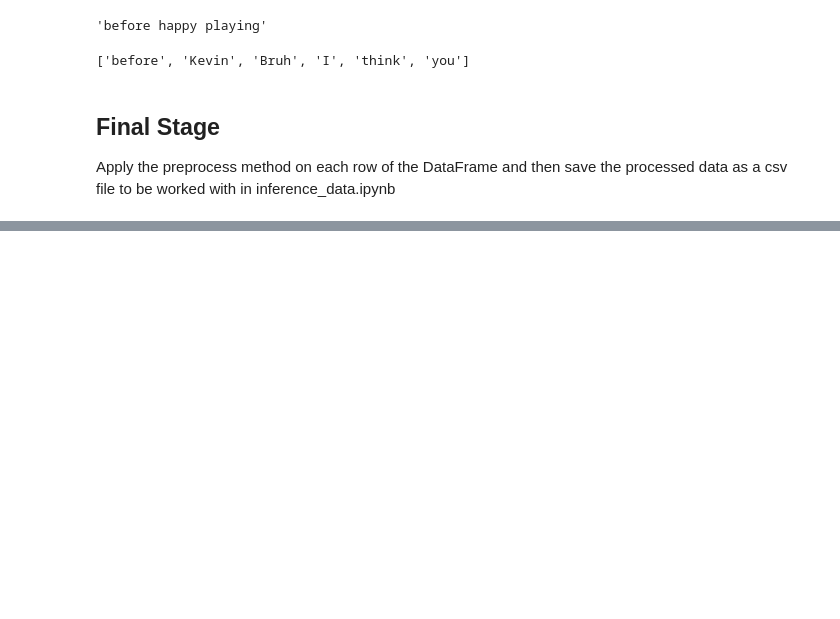
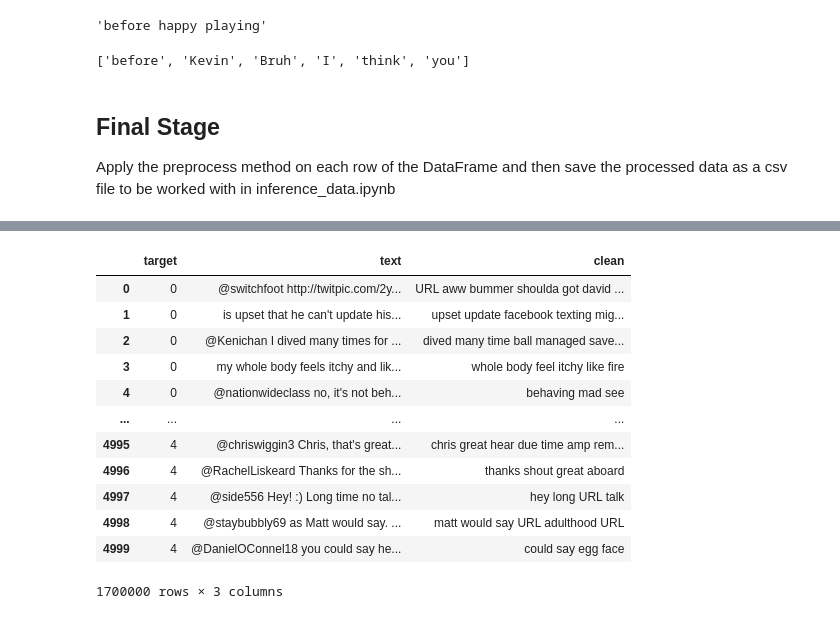
Before and after one commit to kevinxiong613/fervent, a Jupyter notebook: bot/app/clean_data.ipynb, the cells around one changed output, grey strips where cells are left out. Cells and saved outputs as stored; diff of their text form; code cells hidden in the pictures; blank space fills up the shorter version.

```diff
--- a/bot/app/clean_data.ipynb
+++ b/bot/app/clean_data.ipynb
@@ -164,2 +246,19 @@ df
+# %%
+df = negative_df.append(positive_df)
+df
+# %% [output]
+|  | target | text | clean |
+| 0 | 0 | @switchfoot http://twitpic.com/2y... | URL aww bummer shoulda got david ... |
+| 1 | 0 | is upset that he can't update his... | upset update facebook texting mig... |
+| 2 | 0 | @Kenichan I dived many times for ... | dived many time ball managed save... |
+| 3 | 0 | my whole body feels itchy and lik... | whole body feel itchy like fire |
+| 4 | 0 | @nationwideclass no, it's not beh... | behaving mad see |
+| ... | ... | ... | ... |
+| 4995 | 4 | @chriswiggin3 Chris, that's great... | chris great hear due time amp rem... |
+| 4996 | 4 | @RachelLiskeard Thanks for the sh... | thanks shout great aboard |
+| 4997 | 4 | @side556 Hey! :) Long time no tal... | hey long URL talk |
+| 4998 | 4 | @staybubbly69 as Matt would say. ... | matt would say URL adulthood URL |
+| 4999 | 4 | @DanielOConnel18 you could say he... | could say egg face |
+1700000 rows × 3 columns
 # %%
 df.to_csv('../tweets-cleaned.csv', index=False) # Export the cleaned tweet dataframe as a new CSV file
```
Also changed, not shown: parts of 11 cells of this notebook, 8 other files.
